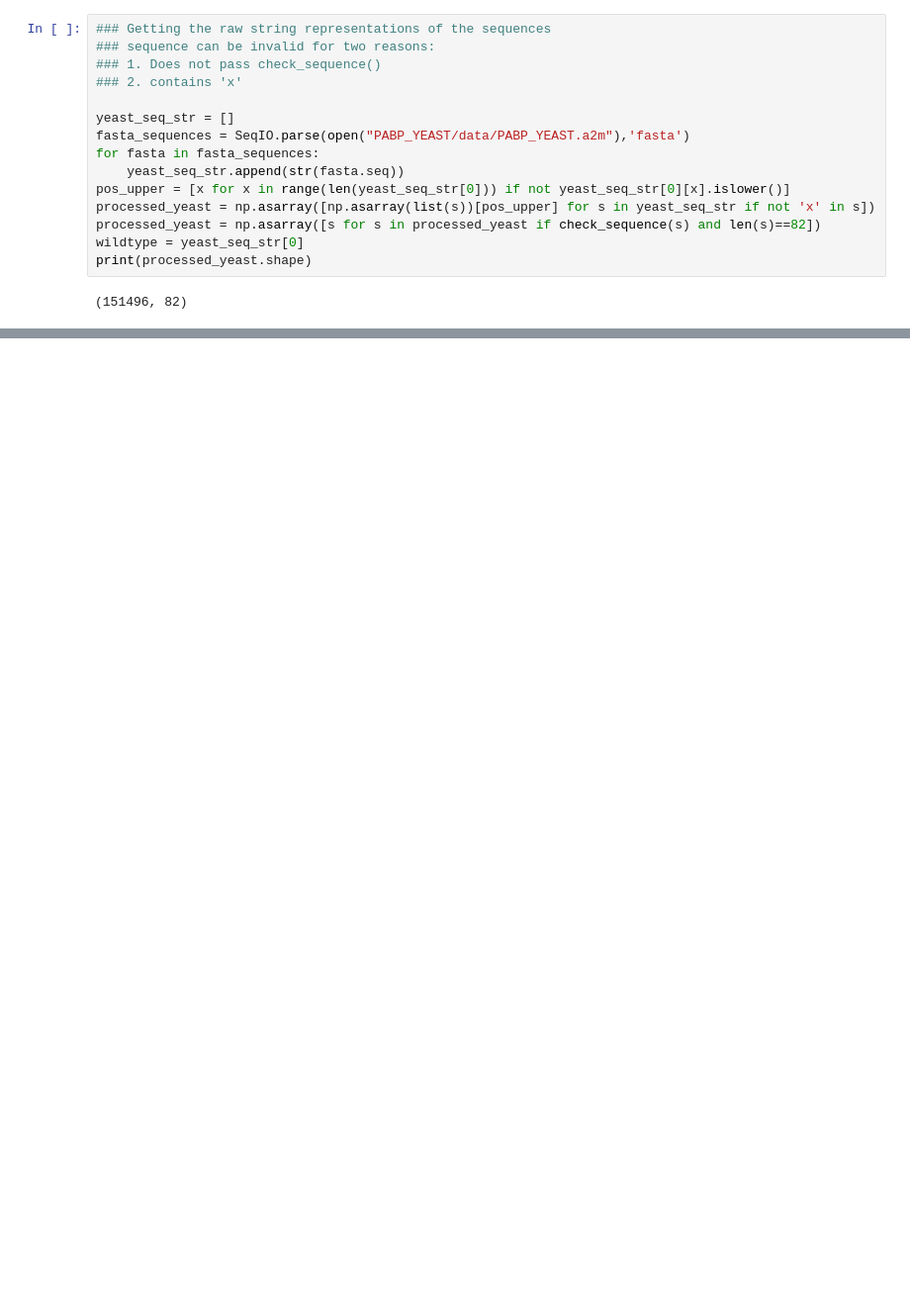
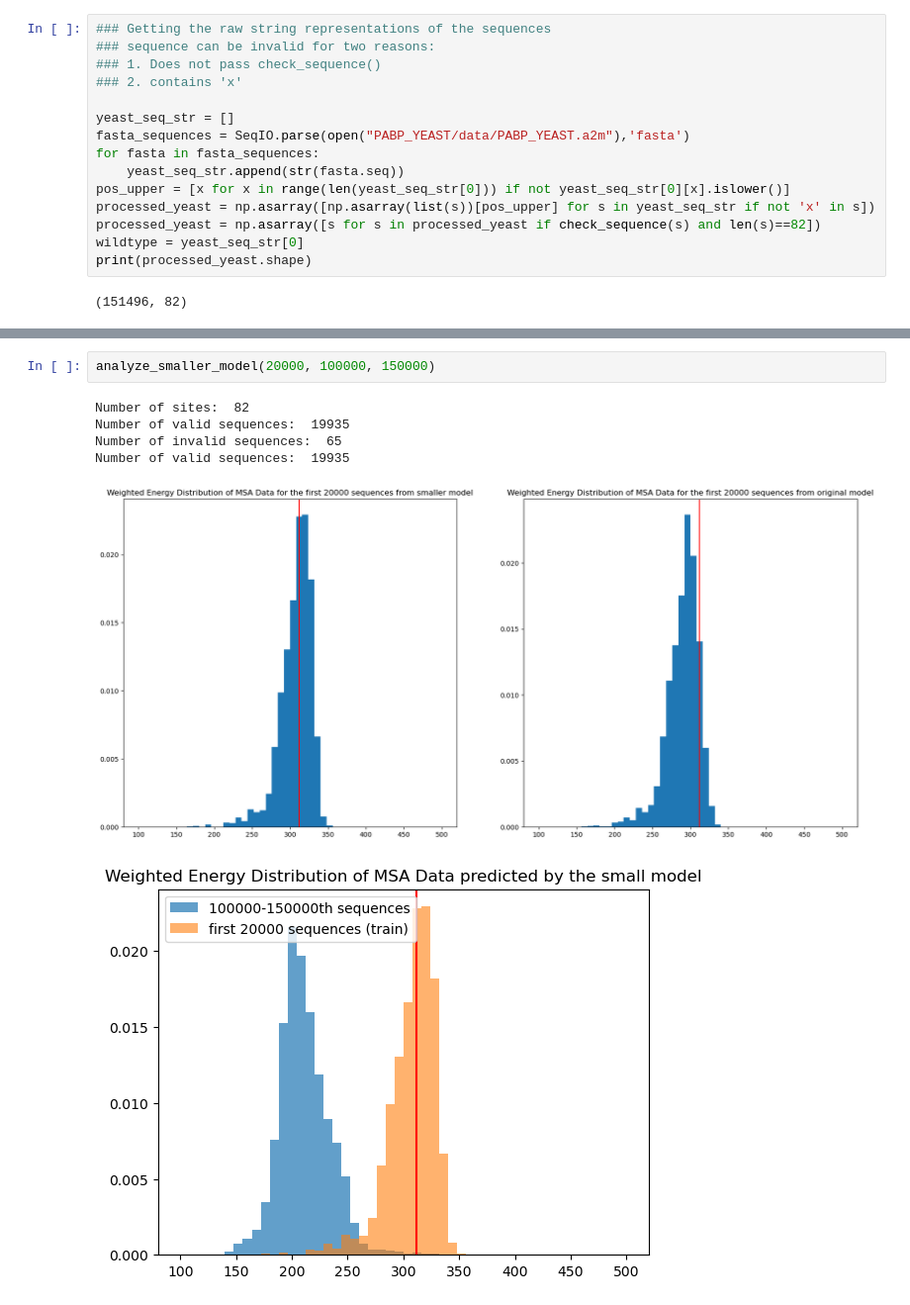
Before and after one commit to LDeng0205/msa_classify, a Jupyter notebook: potts.ipynb, the cells around one changed output, grey strips where cells are left out. Shown at 99% size. Cells and saved outputs as stored; diff of their text form; blank space fills up the shorter version.

```diff
--- a/potts.ipynb
+++ b/potts.ipynb
@@ -257,0 +281,9 @@ plt.show()
+# %%
+analyze_smaller_model(20000, 100000, 150000)
+# %% [output]
+Number of sites:  82
+Number of valid sequences:  19935
+Number of invalid sequences:  65
+Number of valid sequences:  19935
+[figure, added]
+[figure, added]
```
Also changed, not shown: parts of 16 cells of this notebook, 9 other files.
